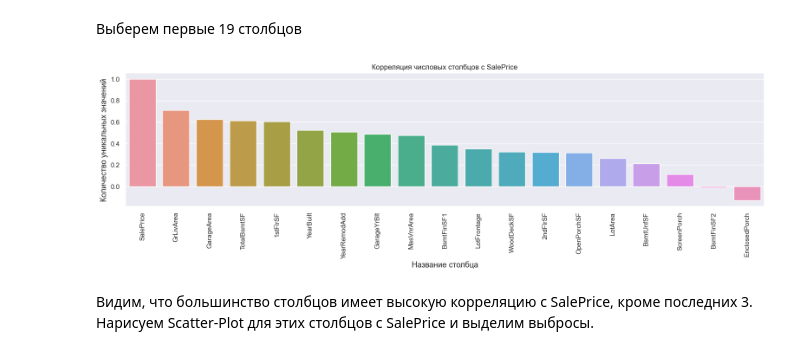
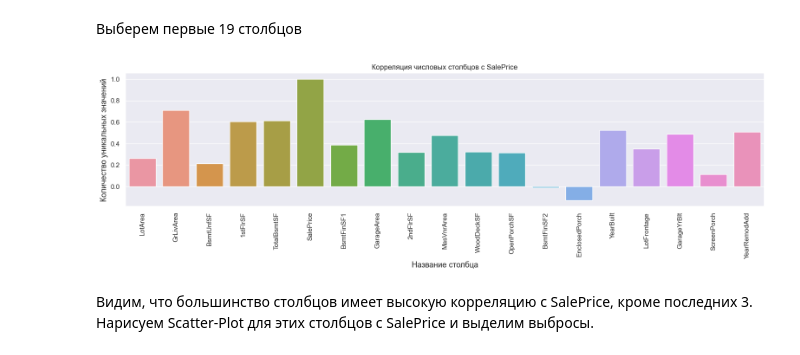
Before and after one commit to reboot2h/SberUniversity, a Jupyter notebook: Профильный модуль/Групповой проект 2/Групповой проект 2.ipynb, the cells around one changed output. Saved outputs shown, nothing was run; the diff lists cells and outputs as text; code cells hidden in the pictures.

Commit message:
correlation, missing data

```diff
--- a/Профильный модуль/Групповой проект 2/Групповой проект 2.ipynb
+++ b/Профильный модуль/Групповой проект 2/Групповой проект 2.ipynb
@@ -68,28 +65,28 @@ plt.show()
 # %%
 # Проверим корреляцию выбранных колонок с SalePrice
 highly_unique_columns = numeric_column_list.drop(numeric_column_list[numeric_column_list['Unique-Values'] < 49].index)
 cols = highly_unique_columns['Column-Names']
 corrs=[]
 for item in cols:
     corrs.append((train[item].corr(train['SalePrice'])))
 
 # Создадим DataFrame из значений корреляций
-ist = pd.DataFrame(
+corr_data = pd.DataFrame(
     {'cols': cols,
      'corrs': corrs
     })
-ist = ist.sort_values(by='corrs', ascending=False)
+ist = corr_data.sort_values(by='corrs', ascending=False)
 
 
 plt.subplots(figsize=(19, 4))
-sns.barplot(x=ist['cols'], y=ist['corrs'])
+sns.barplot(x=corr_data['cols'], y=corr_data['corrs'])
 plt.xticks(rotation=90)
 plt.ylabel('Количество уникальных значений', fontsize=13)
 plt.xlabel('Название столбца', fontsize=13)
 plt.title('Корреляция числовых столбцов с SalePrice')
 plt.show()
 # %% [output]
-[figure, old version]
+[figure, new version]
 # %% [markdown]
 Видим, что большинство столбцов имеет высокую корреляцию с SalePrice, кроме последних 3.\
 Нарисуем Scatter-Plot для этих столбцов с SalePrice и выделим выбросы.
```
Also changed, not shown: parts of 19 cells of this notebook.
